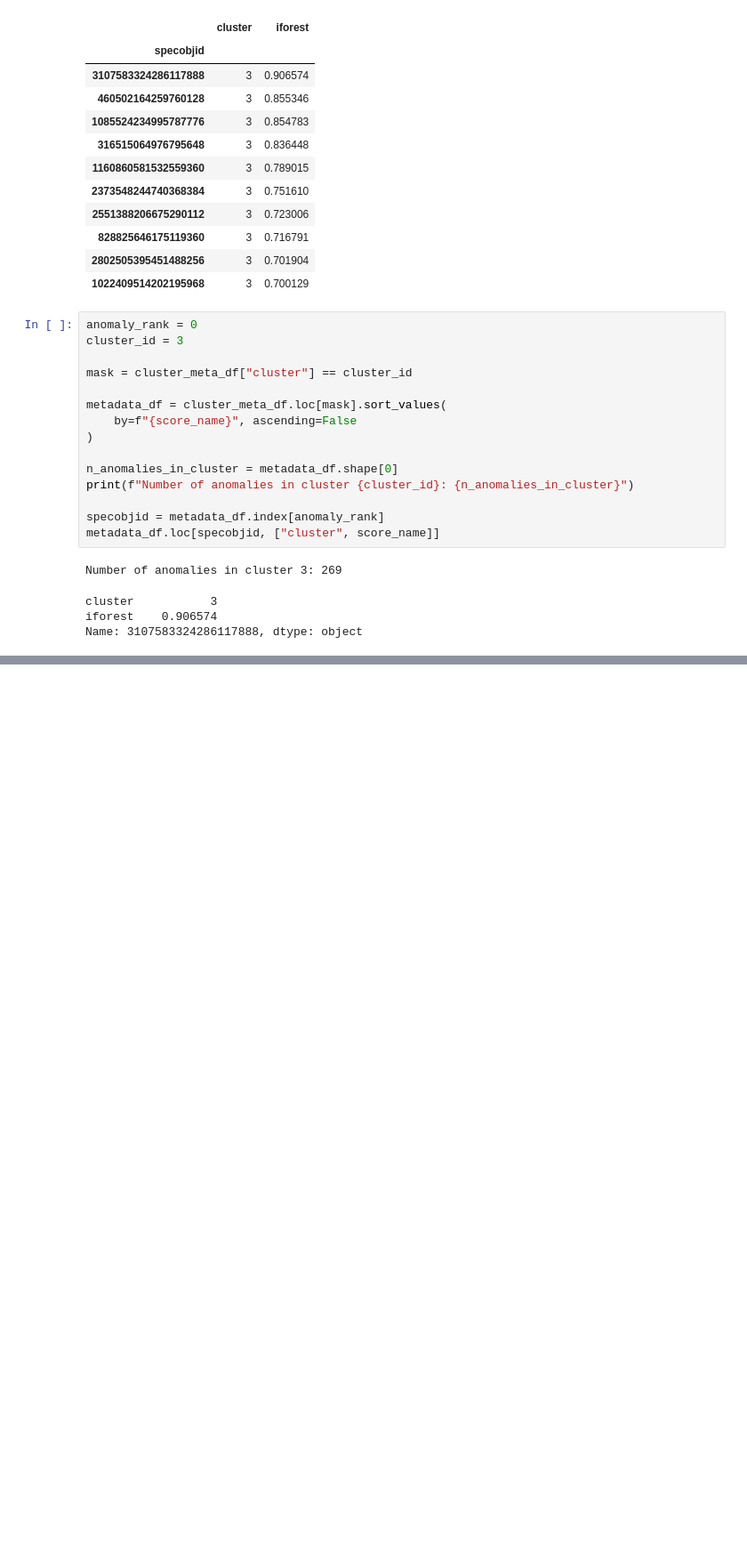
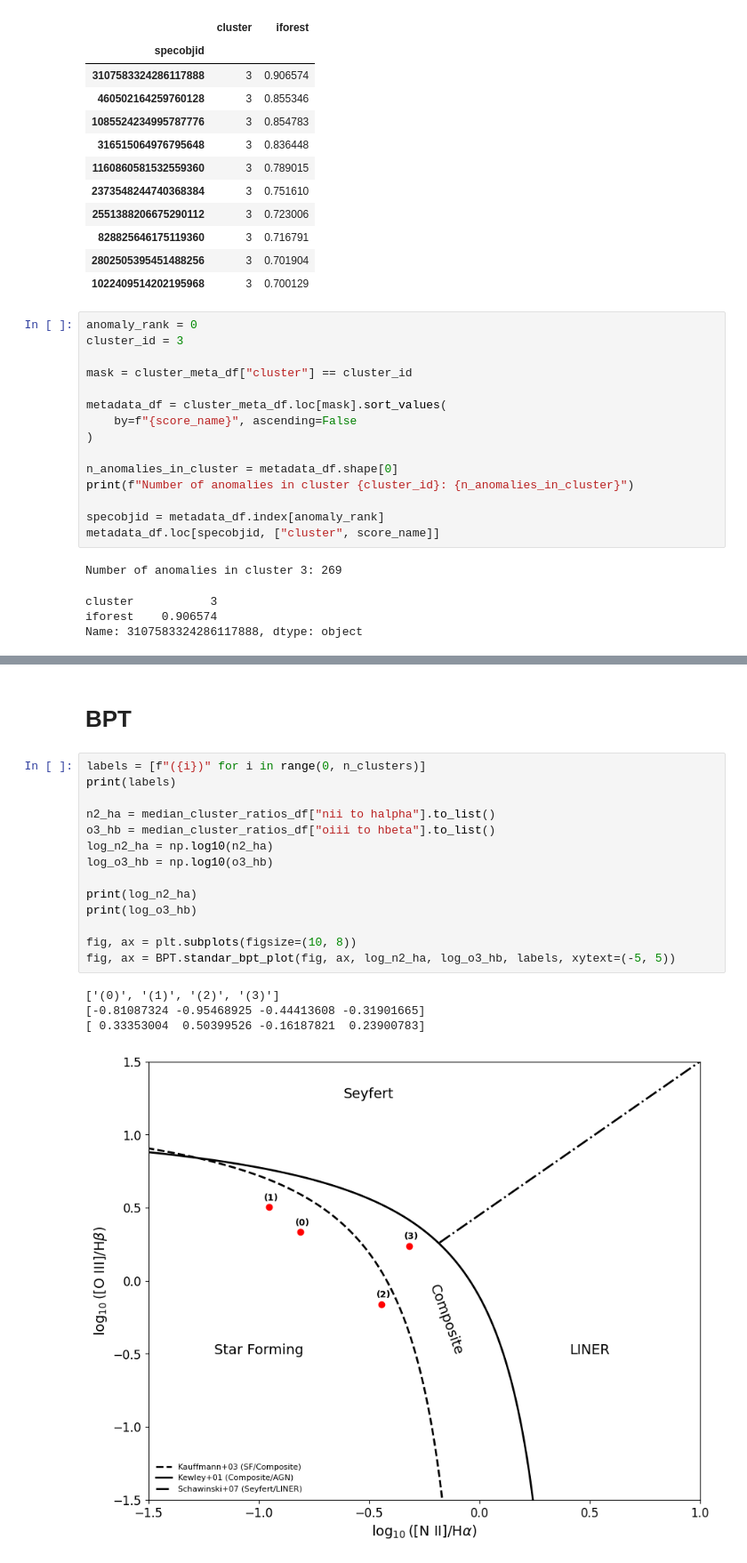
Before and after one commit to ed-ortizm/xai-astronomy, a Jupyter notebook: thesis/04_clustering_xai/05_iforest_cluster_analysis.ipynb, the cells around one changed output, grey strips where cells are left out. Shown at 89% size. Saved outputs shown, nothing was run; the diff lists cells and outputs as text; blank space fills up the shorter version.

```diff
--- a/thesis/04_clustering_xai/05_iforest_cluster_analysis.ipynb
+++ b/thesis/04_clustering_xai/05_iforest_cluster_analysis.ipynb
@@ -867,0 +1013,21 @@ Name: 3107583324286117888, dtype: object
+# %% [markdown]
+# BPT
+# %%
+labels = [f"({i})" for i in range(0, n_clusters)]
+print(labels)
+
+n2_ha = median_cluster_ratios_df["nii to halpha"].to_list()
+o3_hb = median_cluster_ratios_df["oiii to hbeta"].to_list()
+log_n2_ha = np.log10(n2_ha)
+log_o3_hb = np.log10(o3_hb)
+
+print(log_n2_ha)
+print(log_o3_hb)
+
+fig, ax = plt.subplots(figsize=(10, 8))
+fig, ax = BPT.standar_bpt_plot(fig, ax, log_n2_ha, log_o3_hb, labels, xytext=(-5, 5))
+# %% [output]
+['(0)', '(1)', '(2)', '(3)']
+[-0.81087324 -0.95468925 -0.44413608 -0.31901665]
+[ 0.33353004  0.50399526 -0.16187821  0.23900783]
+[figure, added]
```
Also changed, not shown: parts of 16 cells of this notebook, 2 other files.
